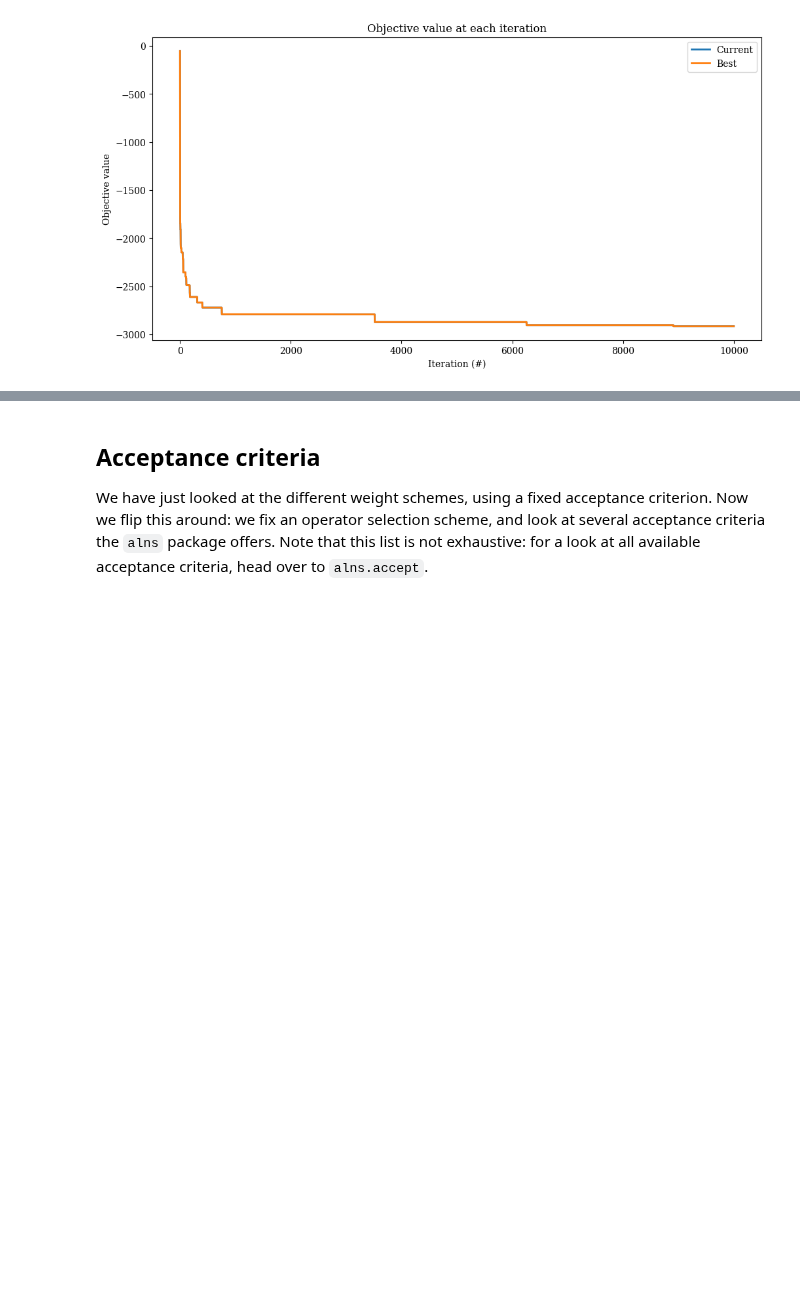
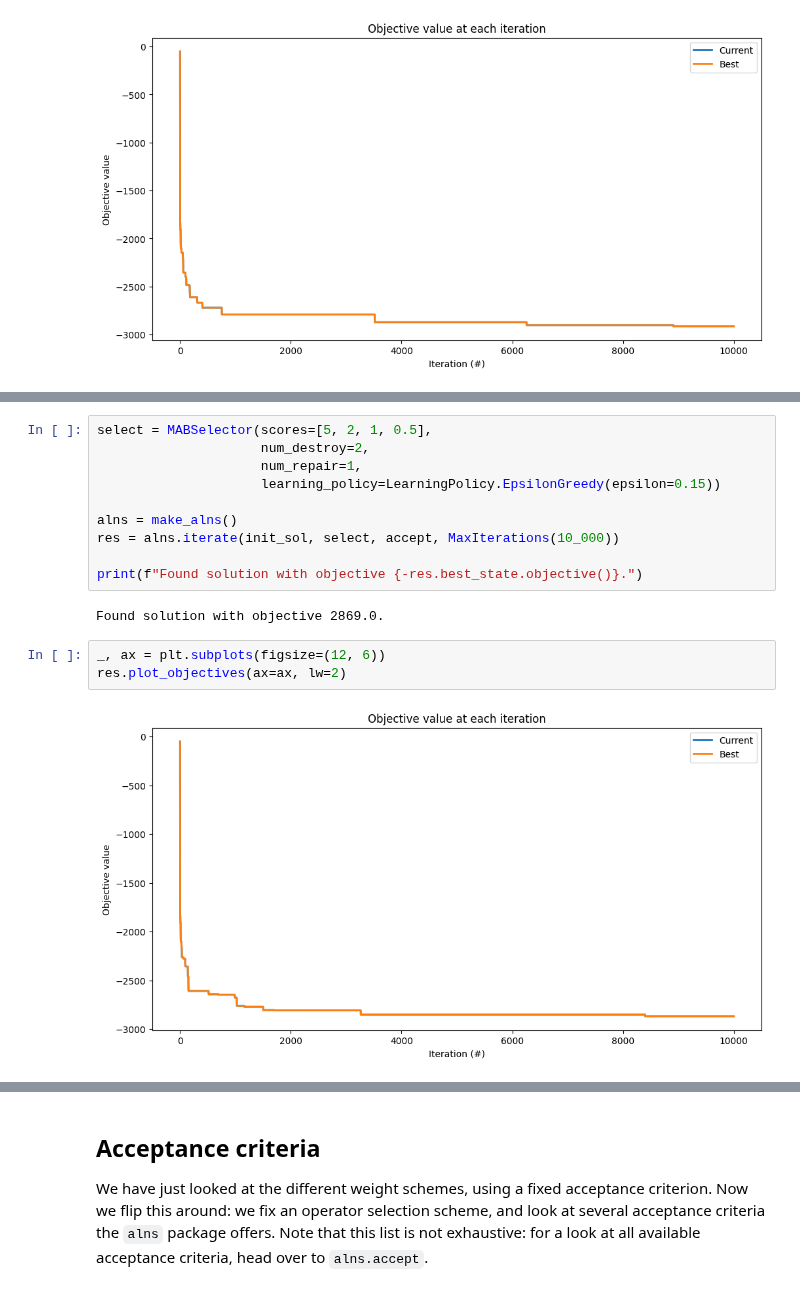
Before and after one commit to N-Wouda/ALNS, a Jupyter notebook: examples/alns_features.ipynb, the cells around one changed output, grey strips where cells are left out. Saved outputs shown, nothing was run; the diff lists cells and outputs as text; blank space fills up the shorter version.

```diff
--- a/examples/alns_features.ipynb
+++ b/examples/alns_features.ipynb
@@ -202,0 +209,17 @@ res.plot_objectives(ax=ax, lw=2)
+# %%
+select = MABSelector(scores=[5, 2, 1, 0.5],
+                     num_destroy=2,
+                     num_repair=1,
+                     learning_policy=LearningPolicy.EpsilonGreedy(epsilon=0.15))
+
+alns = make_alns()
+res = alns.iterate(init_sol, select, accept, MaxIterations(10_000))
+
+print(f"Found solution with objective {-res.best_state.objective()}.")
+# %% [output]
+Found solution with objective 2869.0.
+# %%
+_, ax = plt.subplots(figsize=(12, 6))
+res.plot_objectives(ax=ax, lw=2)
+# %% [output]
+[figure, added]
```
Also changed, not shown: parts of 7 cells of this notebook, 7 other files.
